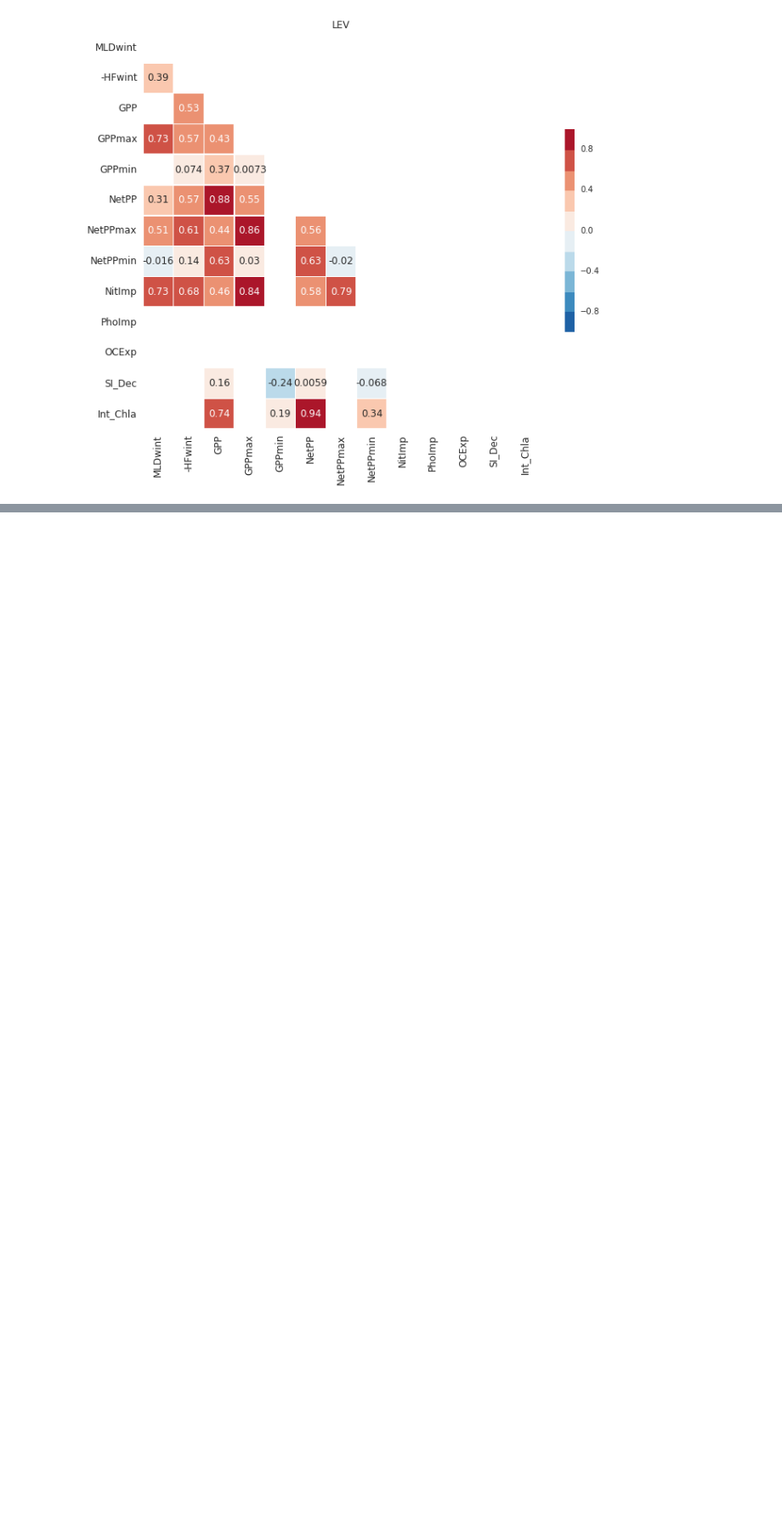
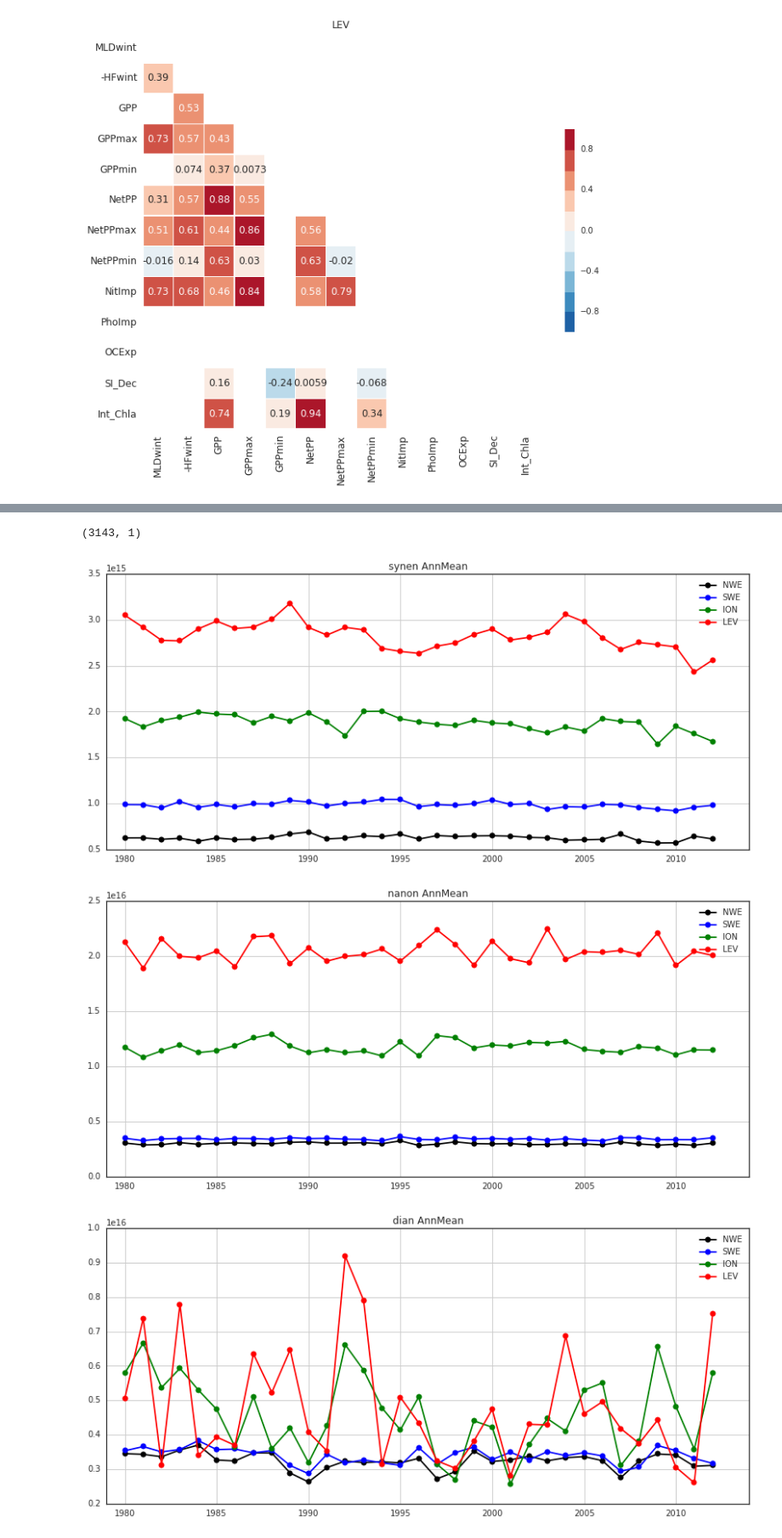
Before and after one commit to dosalex/MY_GIT_REPOS, a Jupyter notebook: CORRELATIONS_COMPUT.ipynb, the cells around one changed output, grey strips where cells are left out. Shown at 85% size. Saved outputs shown, nothing was run; the diff lists cells and outputs as text; code cells hidden in the pictures; blank space fills up the shorter version.

Commit message:
Worked on phyto/zoo TS correlations ; unfinished

```diff
--- a/CORRELATIONS_COMPUT.ipynb
+++ b/CORRELATIONS_COMPUT.ipynb
@@ -813,0 +852,35 @@ for basin in region_list:
+# %%
+np.shape(nanon_SUM_ION) # OK!
+# %% [output]
+(3143, 1)
+# %%
+# Mean Annual Phyto/Zoo figure
+col_list = ['k','b','g','r']
+
+group_list = ['synen', 'nanon', 'dian', 'zoonanon', 'zoomeson', 'zoomicron']
+
+# Keeping only december values
+
+for tax_group in group_list:
+    count_col=0
+    plt.figure(figsize=(14,6))
+    for basin in region_list:
+        count = 0
+        vars()[tax_group+'_AnnMean_'+basin] = np.zeros([34])
+        for y in year_list:
+            vars()[tax_group+'_AnnMean_'+basin][count] =  vars()[tax_group+'_SUM_'+basin].groupby('yy')['var'].mean()[y]
+            count += 1
+
+        vars()[tax_group+'_AnnMean_'+basin][33] = np.nan # removing the mean in 2013 year
+
+        # figure
+        plt.plot(year_list, vars()[tax_group+'_AnnMean_'+basin], '-o',color=col_list[count_col],label=basin)
+        count_col += 1
+    plt.grid(True)
+    plt.title(tax_group+' AnnMean')
+    plt.xlim([1979,2014])
+    plt.legend()
+# %% [output]
+[figure, added]
+[figure, added]
+[figure, added]
```
Also changed, not shown: parts of 8 cells of this notebook.
